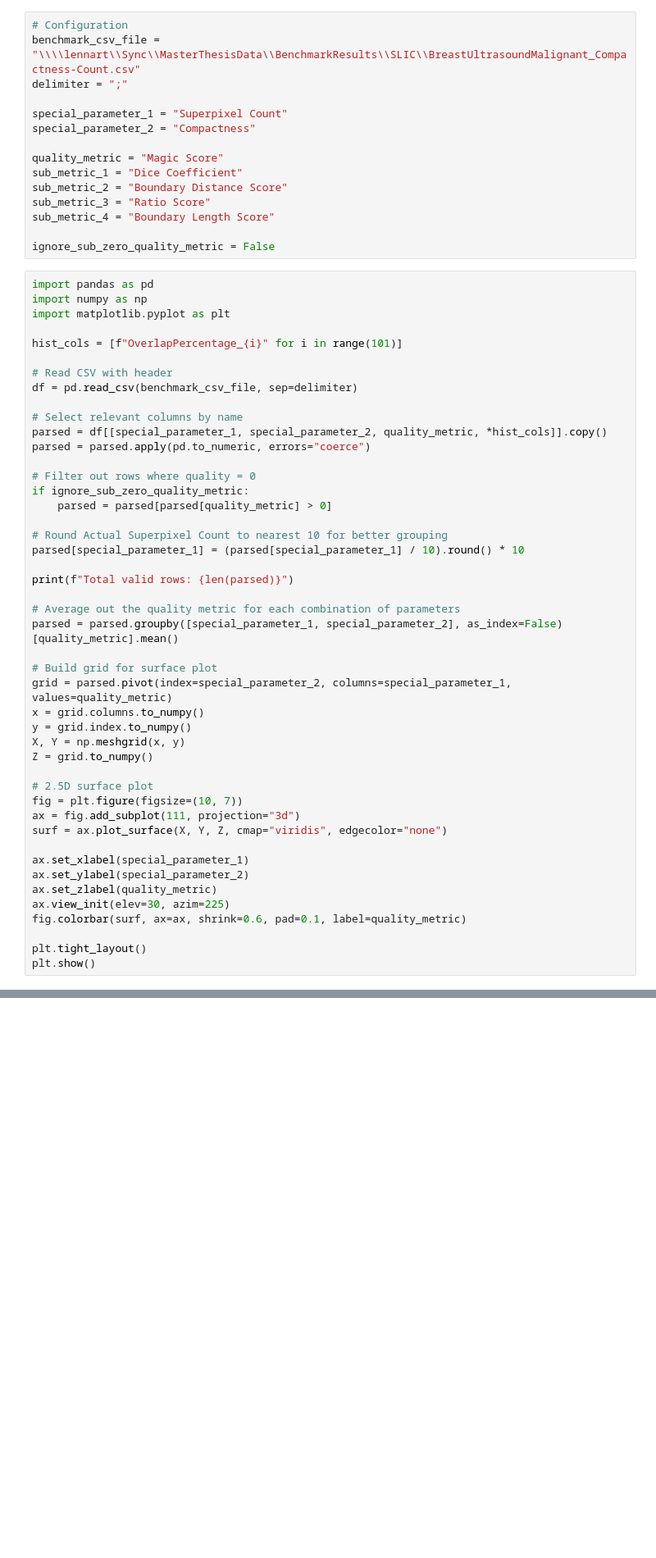
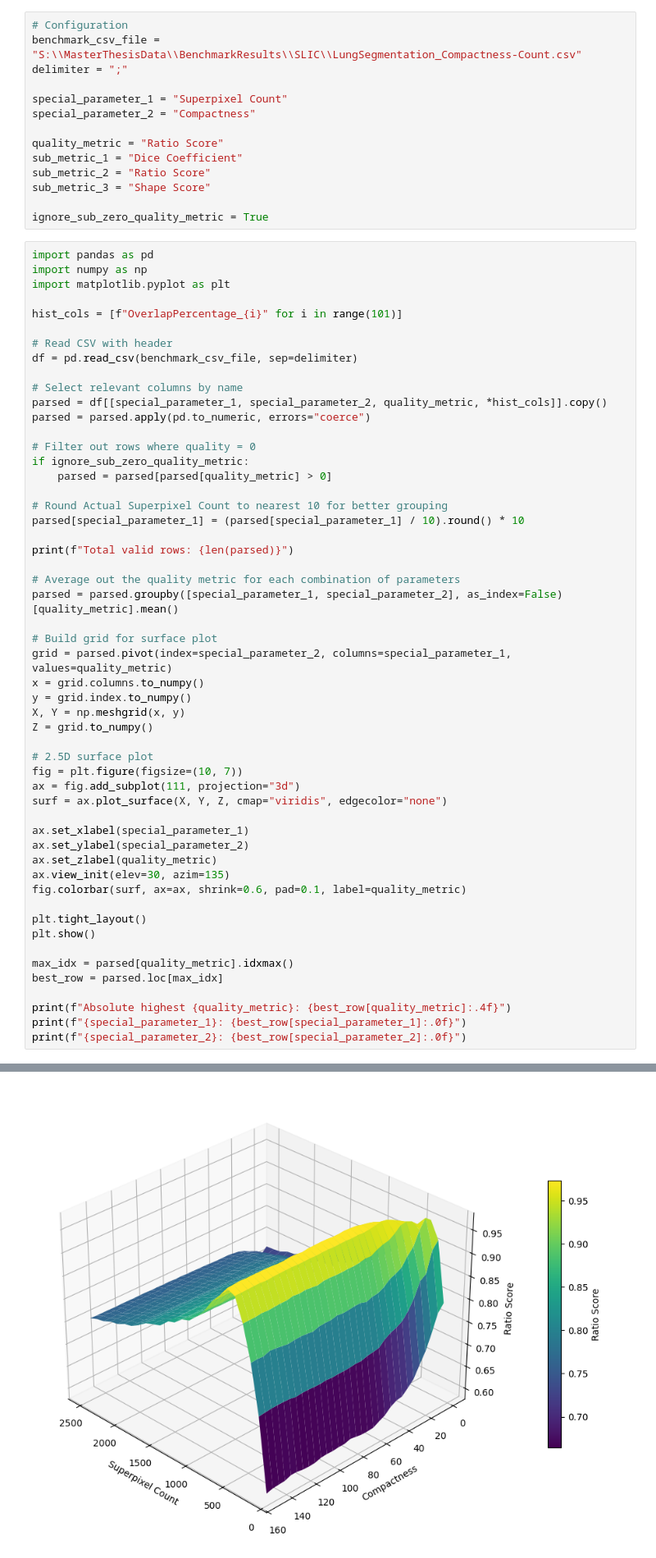
Before and after one commit to segtile/segtile, a Jupyter notebook: benchmark.ipynb, the cells around one changed output, grey strips where cells are left out. Shown at 82% size. Drawn from its saved outputs; the diff is of its cells as text; blank space fills up the shorter version.

```diff
--- a/benchmark.ipynb
+++ b/benchmark.ipynb
@@ -1,18 +1,17 @@
 # %%
 # Configuration
-benchmark_csv_file = "\\\\lennart\\Sync\\MasterThesisData\\BenchmarkResults\\SLIC\\BreastUltrasoundMalignant_Compactness-Count.csv"
+benchmark_csv_file = "S:\\MasterThesisData\\BenchmarkResults\\SLIC\\LungSegmentation_Compactness-Count.csv"
 delimiter = ";"
 
 special_parameter_1 = "Superpixel Count"
 special_parameter_2 = "Compactness"
 
-quality_metric = "Magic Score"
+quality_metric = "Ratio Score"
 sub_metric_1 = "Dice Coefficient"
-sub_metric_2 = "Boundary Distance Score"
-sub_metric_3 = "Ratio Score"
-sub_metric_4 = "Boundary Length Score"
+sub_metric_2 = "Ratio Score"
+sub_metric_3 = "Shape Score"
 
-ignore_sub_zero_quality_metric = False
+ignore_sub_zero_quality_metric = True
 # %%
 import pandas as pd
 import numpy as np
@@ -54,8 +53,16 @@ surf = ax.plot_surface(X, Y, Z, cmap="viridis", edgecolor="none")
 ax.set_xlabel(special_parameter_1)
 ax.set_ylabel(special_parameter_2)
 ax.set_zlabel(quality_metric)
-ax.view_init(elev=30, azim=225)
+ax.view_init(elev=30, azim=135)
 fig.colorbar(surf, ax=ax, shrink=0.6, pad=0.1, label=quality_metric)
 
 plt.tight_layout()
 plt.show()
+
+max_idx = parsed[quality_metric].idxmax()
+best_row = parsed.loc[max_idx]
+
+print(f"Absolute highest {quality_metric}: {best_row[quality_metric]:.4f}")
+print(f"{special_parameter_1}: {best_row[special_parameter_1]:.0f}")
+print(f"{special_parameter_2}: {best_row[special_parameter_2]:.0f}")
+# %% [output]
@@ -61,0 +70 @@ plt.show()
+[figure, added]
```
Also changed, not shown: parts of 4 cells of this notebook, 2 other files.
